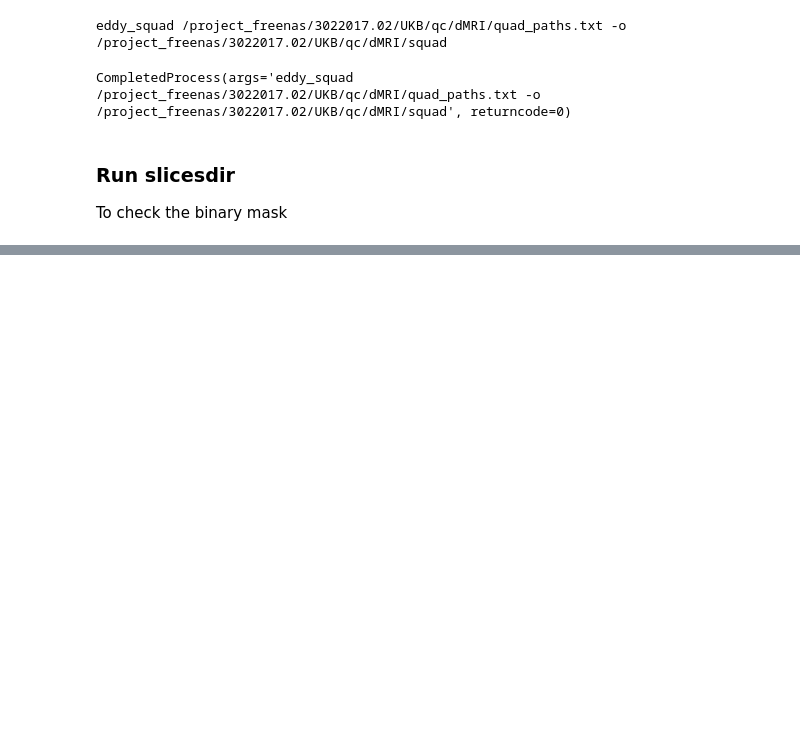
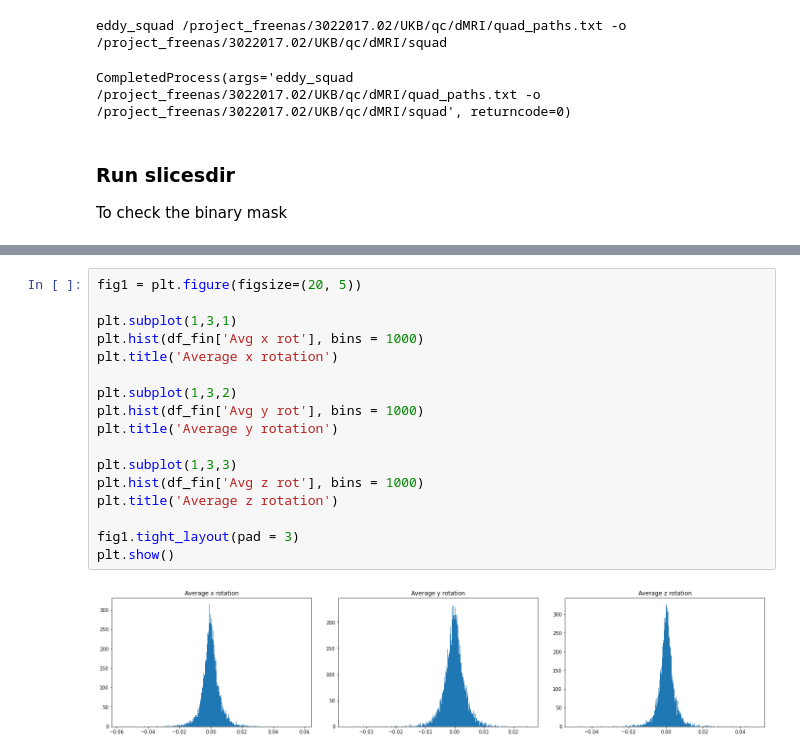
Before and after one commit to ramonacirstian/Diffusion, a Jupyter notebook: dmri_qc_ukb.ipynb, the cells around one changed output, grey strips where cells are left out. Cells and saved outputs as stored; diff of their text form; blank space fills up the shorter version.

```diff
--- a/dmri_qc_ukb.ipynb
+++ b/dmri_qc_ukb.ipynb
@@ -202,0 +283,19 @@ CompletedProcess(args='slicesdir -o /project_freenas/3022017.02/UKB/subjects/100
+# %%
+fig1 = plt.figure(figsize=(20, 5))
+
+plt.subplot(1,3,1)
+plt.hist(df_fin['Avg x rot'], bins = 1000)
+plt.title('Average x rotation')
+
+plt.subplot(1,3,2)
+plt.hist(df_fin['Avg y rot'], bins = 1000)
+plt.title('Average y rotation')
+
+plt.subplot(1,3,3)
+plt.hist(df_fin['Avg z rot'], bins = 1000)
+plt.title('Average z rotation')
+
+fig1.tight_layout(pad = 3)
+plt.show()
+# %% [output]
+[figure, added]
```
Also changed, not shown: parts of 15 cells of this notebook.
